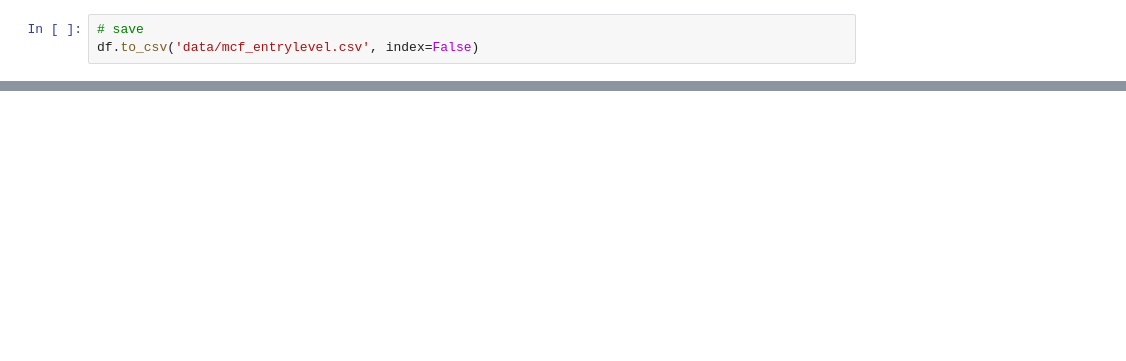
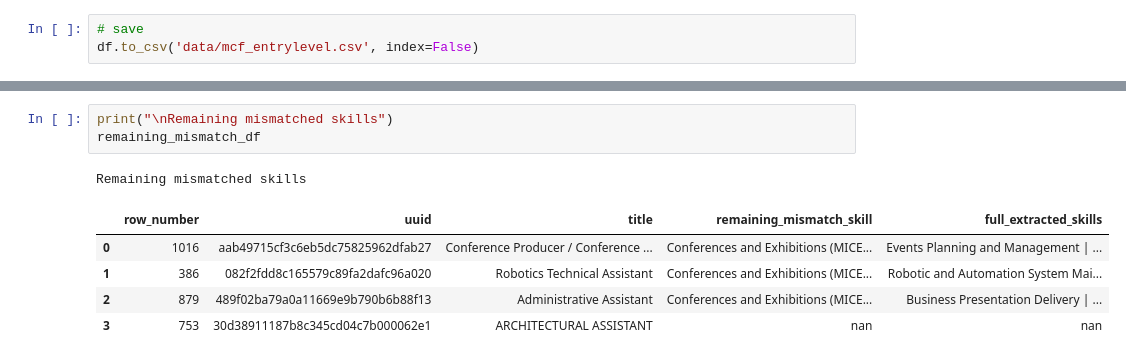
Before and after one commit to Bomb-omb/dsa4264-JobReady, a Jupyter notebook: mcf_entrylevel.ipynb, the cells around one changed output, grey strips where cells are left out. Drawn from its saved outputs; the diff is of its cells as text; blank space fills up the shorter version.

```diff
--- a/mcf_entrylevel.ipynb
+++ b/mcf_entrylevel.ipynb
@@ -269,0 +870,10 @@ df.to_csv('data/mcf_entrylevel.csv', index=False)
+# %%
+print("\nRemaining mismatched skills")
+remaining_mismatch_df
+# %% [output]
+Remaining mismatched skills
+|  | row_number | uuid | title | remaining_mismatch_skill | full_extracted_skills |
+| 0 | 1016 | aab49715cf3c6eb5dc75825962dfab27 | Conference Producer / Conference ... | Conferences and Exhibitions (MICE... | Events Planning and Management | ... |
+| 1 | 386 | 082f2fdd8c165579c89fa2dafc96a020 | Robotics Technical Assistant | Conferences and Exhibitions (MICE... | Robotic and Automation System Mai... |
+| 2 | 879 | 489f02ba79a0a11669e9b790b6b88f13 | Administrative Assistant | Conferences and Exhibitions (MICE... | Business Presentation Delivery | ... |
+| 3 | 753 | 30d38911187b8c345cd04c7b000062e1 | ARCHITECTURAL ASSISTANT | nan | nan |
```
Also changed, not shown: parts of 28 cells of this notebook, 2 other files.
